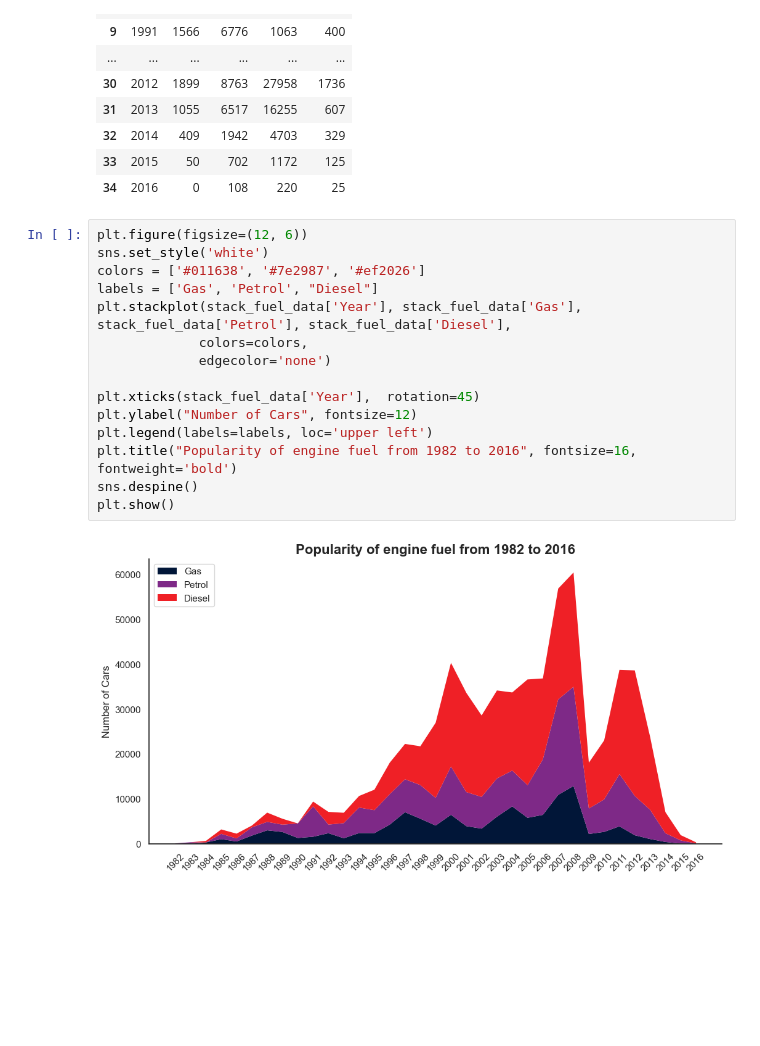
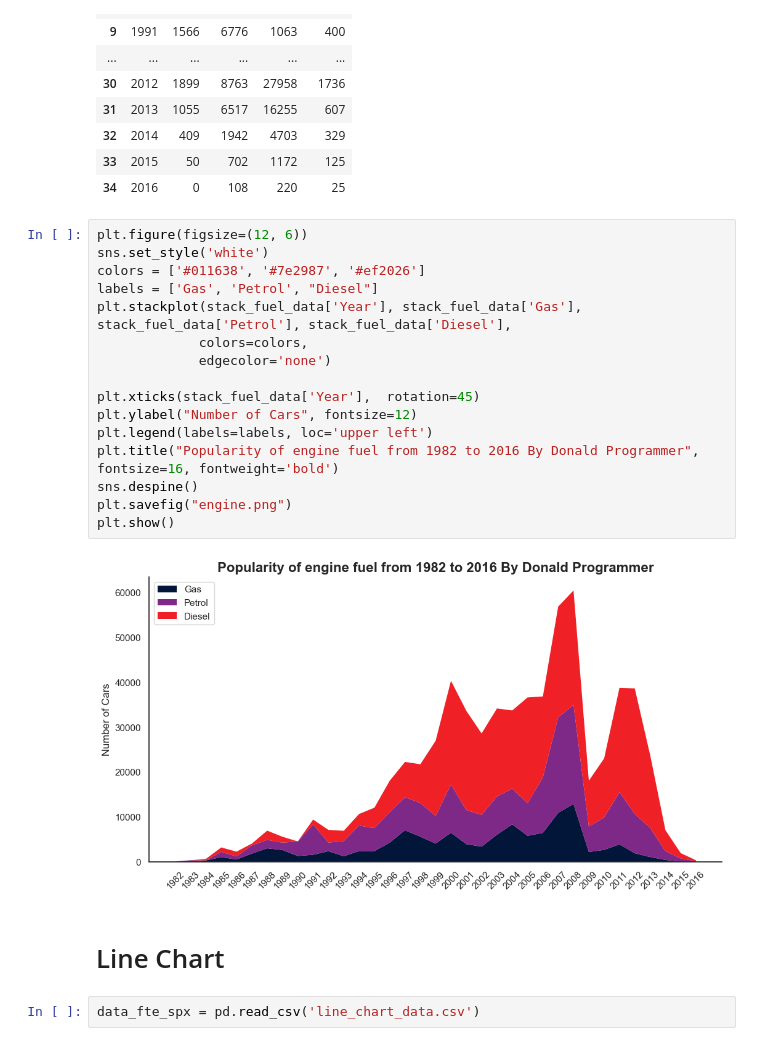
Before and after one commit to donaldte/data-visualization, a Jupyter notebook: data-visualization.ipynb, the cells around one changed output. Drawn from its saved outputs; the diff is of its cells as text; blank space fills up the shorter version.

```diff
--- a/data-visualization.ipynb
+++ b/data-visualization.ipynb
@@ -95,17 +96,22 @@ stack_fuel_data
 # %%
 plt.figure(figsize=(12, 6))
 sns.set_style('white')
 colors = ['#011638', '#7e2987', '#ef2026']
 labels = ['Gas', 'Petrol', "Diesel"]
 plt.stackplot(stack_fuel_data['Year'], stack_fuel_data['Gas'], stack_fuel_data['Petrol'], stack_fuel_data['Diesel'],
              colors=colors,
              edgecolor='none')
 
 plt.xticks(stack_fuel_data['Year'],  rotation=45)
 plt.ylabel("Number of Cars", fontsize=12)
 plt.legend(labels=labels, loc='upper left')
-plt.title("Popularity of engine fuel from 1982 to 2016", fontsize=16, fontweight='bold')
+plt.title("Popularity of engine fuel from 1982 to 2016 By Donald Programmer", fontsize=16, fontweight='bold')
 sns.despine()
+plt.savefig("engine.png")
 plt.show()
 # %% [output]
-[figure, old version]
+[figure, new version]
+# %% [markdown]
+# Line Chart
+# %%
+data_fte_spx = pd.read_csv('line_chart_data.csv')
```
Also changed, not shown: parts of 27 cells of this notebook, 16 other files.
